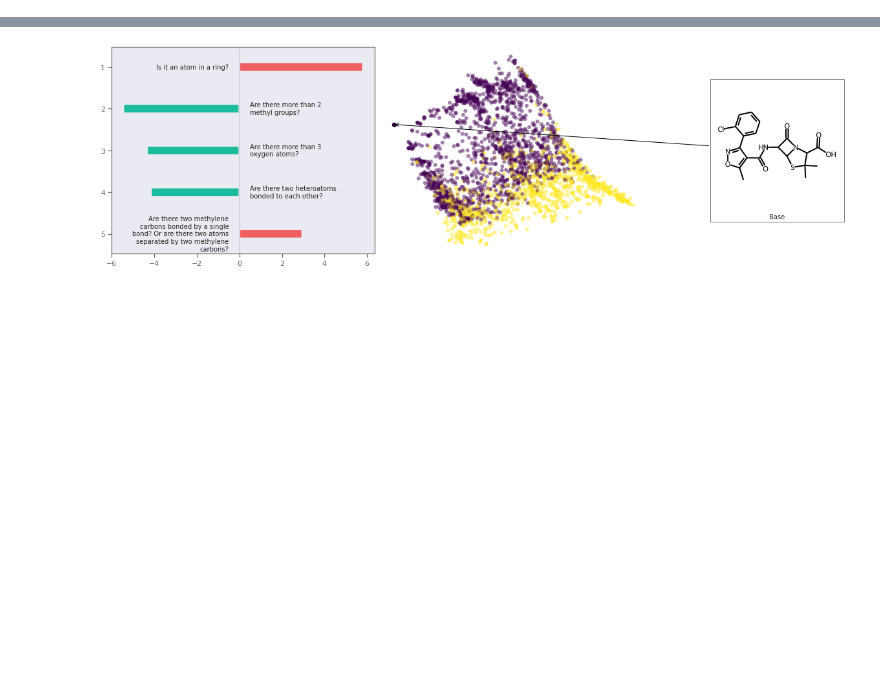
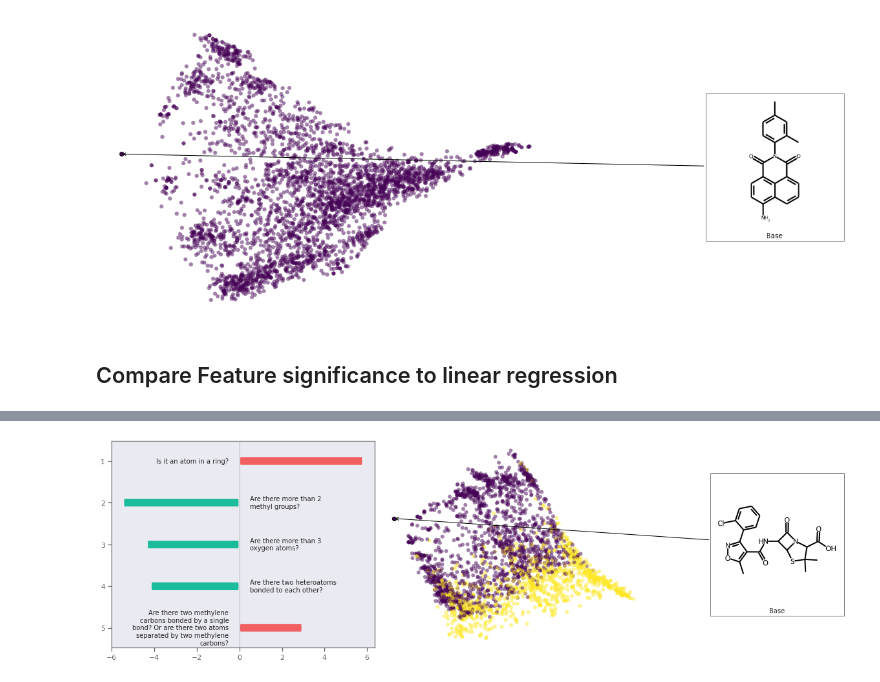
Before and after one commit to ur-whitelab/exmol, a Jupyter notebook: LIME/RF-lime.ipynb, the cells around one changed output, grey strips where cells are left out. Cells and saved outputs as stored; diff of their text form; code cells hidden in the pictures; blank space fills up the shorter version.

```diff
--- a/LIME/RF-lime.ipynb
+++ b/LIME/RF-lime.ipynb
@@ -84,11 +103,12 @@ AUC 0.914832285115304
 def model_eval(smiles, _=None):
     molecules = [rdkit.Chem.MolFromSmiles(smi) for smi in smiles]
     # input wrangling. Get some weird values from weird smiles
-    raw_features = calc.pandas(molecules, nproc=8, quiet=True)
+    # calc = mordred.Calculator(mordred.descriptors, ignore_3D=True)
+    # raw_features = calc.pandas(molecules, nproc=8, quiet=True)
     features = feature_convert(raw_features)
-    features = features.values.astype(float)
+    features = features.astype(float)
     features = features[:, features_select]
     labels = clf.predict(np.nan_to_num(features))
     return labels
     #return np.random.choice([True, False], size=labels.shape)
-labels = model_eval(toxdata.iloc[valid_mol_idx].smiles.values[:100])
+labels = model_eval(soldata.SMILES) #.values[:100])
@@ -152,0 +123,7 @@ feature_importance
+# %%
+svg = exmol.plot_space(space, [space[0]], mol_size=(200,200), offset=1) #, cartoon=True)
+# plt.colorbar(location='left', label='Solubility [Log M]')
+# %% [output]
+[figure, added]
+# %% [markdown]
+## Compare Feature significance to linear regression
```
Also changed, not shown: parts of 29 cells of this notebook, 3 other files.
